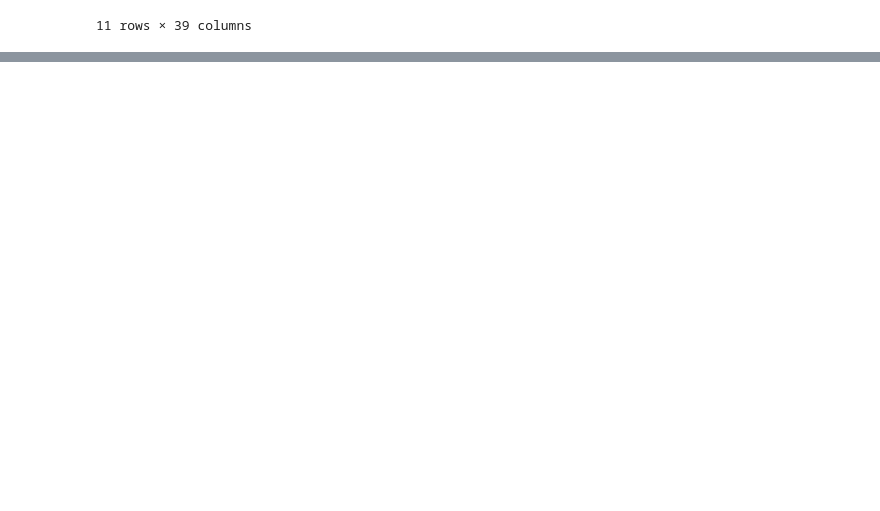
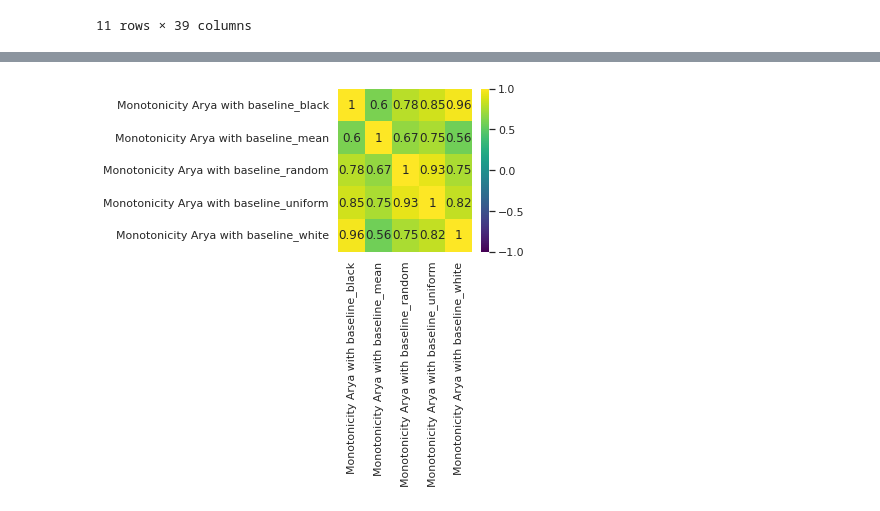
Before and after one commit to multitel-ai/Evaluation-XAI-Metrics-GD6-TRAIL, a Jupyter notebook: XAI_analysis_correlations_avg_aggreg.ipynb, the cells around one changed output, grey strips where cells are left out. Saved outputs shown, nothing was run; the diff lists cells and outputs as text; code cells hidden in the pictures; blank space fills up the shorter version.

```diff
--- a/XAI_analysis_correlations_avg_aggreg.ipynb
+++ b/XAI_analysis_correlations_avg_aggreg.ipynb
@@ -280,0 +269,7 @@ plt.show()
+# %%
+selected_metrics = [m for m in metrics_with_baselines if 'Monotonicity Arya' in m]
+selected_tau_values, selected_p_values = compute_kendau_tau(dico_ranks, selected_metrics)
+plot_corr_matrix(selected_tau_values, selected_p_values, selected_metrics, masked=True, save=True,
+                 path='./results/corr_matrix_avg_aggreg_holm_corr_monotonicity_arya.png', fig_size=(3,3))
+# %% [output]
+[figure, added]
```
Also changed, not shown: parts of 14 cells of this notebook, 15 other files.
